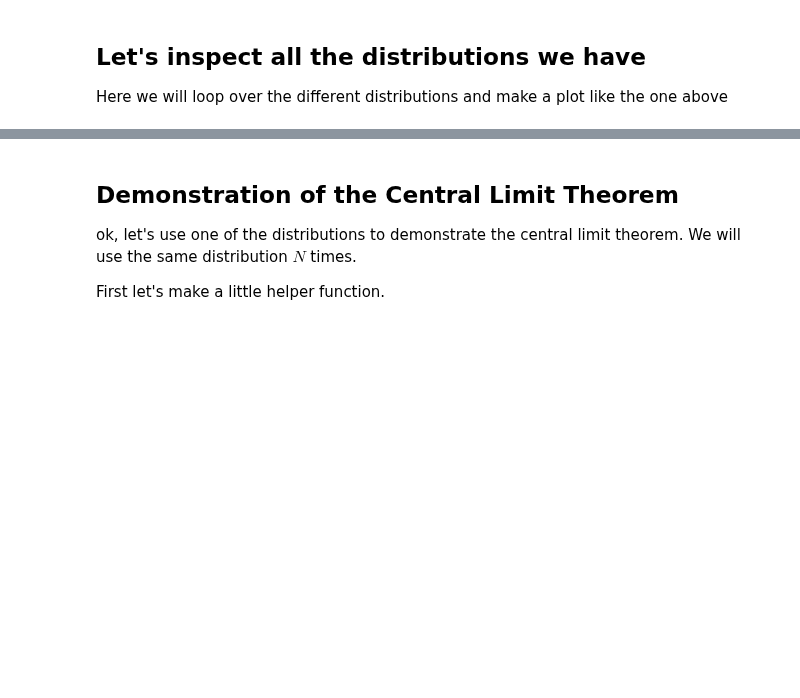
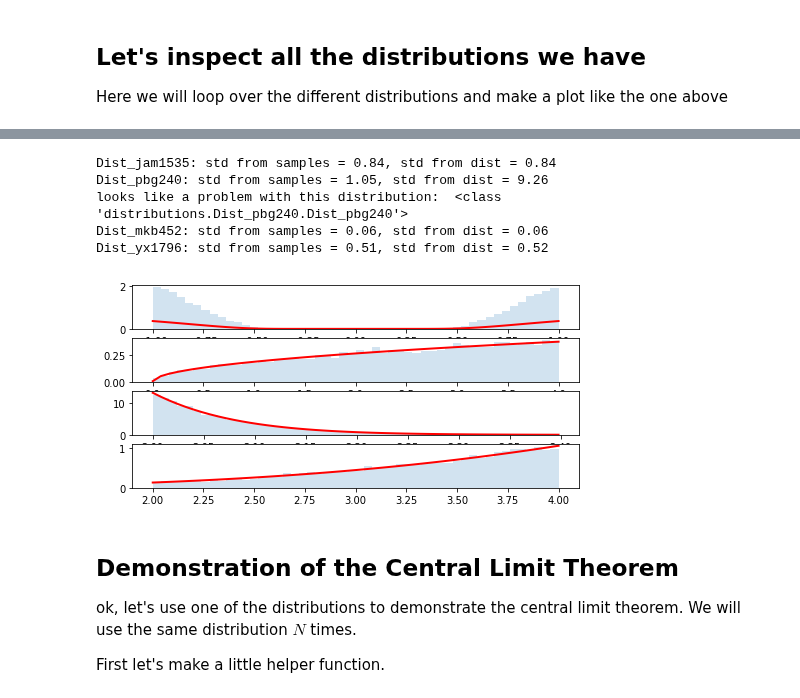
Before and after one commit to cranmer/intro-exp-phys-II, a Jupyter notebook: Central-Limit-Theorem.ipynb, the cells around one changed output, grey strips where cells are left out. Cells and saved outputs as stored; diff of their text form; code cells hidden in the pictures; blank space fills up the shorter version.

```diff
--- a/Central-Limit-Theorem.ipynb
+++ b/Central-Limit-Theorem.ipynb
@@ -243,3 +249,31 @@ Dist_jdg577: std from samples = 0.71, std from dist = 0.71
+# %%
+fig = plt.figure(figsize=2*plt.figaspect(len(problems)))
+for i, cls in enumerate(problems):
+    dist = cls()
+    rvs = dist.rvs(10000)
+    ax = fig.add_subplot(len(ok_distributions_list),1,i+1)
+    counts, bins, patches = ax.hist(rvs, bins=50, normed=True, alpha=0.2)
+    # depending on how you code up your pdf() function, numpy might not
+    # be able to "broadcast" (apply the function for each element of a numpy array)
+    # but this should always wrok
+    y = []
+    for bin in bins:
+        y.append(dist.pdf(bin))
+
+    # ok, now plot it
+    plt.plot(bins, y, c='r', lw=2)
+
+    # and let's check if the distribution is ok
+    print("%s: std from samples = %.2f, std from dist = %.2f" %(cls.__name__,np.std(dist.rvs(n_samples)), dist.std()))
+    if np.abs(np.std(dist.rvs(n_samples)) - dist.std()) / dist.std() > 0.1:
+        print("looks like a problem with this distribution: ", cls)
+# %% [output]
+Dist_jam1535: std from samples = 0.84, std from dist = 0.84
+Dist_pbg240: std from samples = 1.05, std from dist = 9.26
+looks like a problem with this distribution:  <class 'distributions.Dist_pbg240.Dist_pbg240'>
+Dist_mkb452: std from samples = 0.06, std from dist = 0.06
+Dist_yx1796: std from samples = 0.51, std from dist = 0.52
+[figure, added]
 # %% [markdown]
 ## Demonstration of the Central Limit Theorem
 
```
Also changed, not shown: parts of 24 cells of this notebook, 5 other files.
